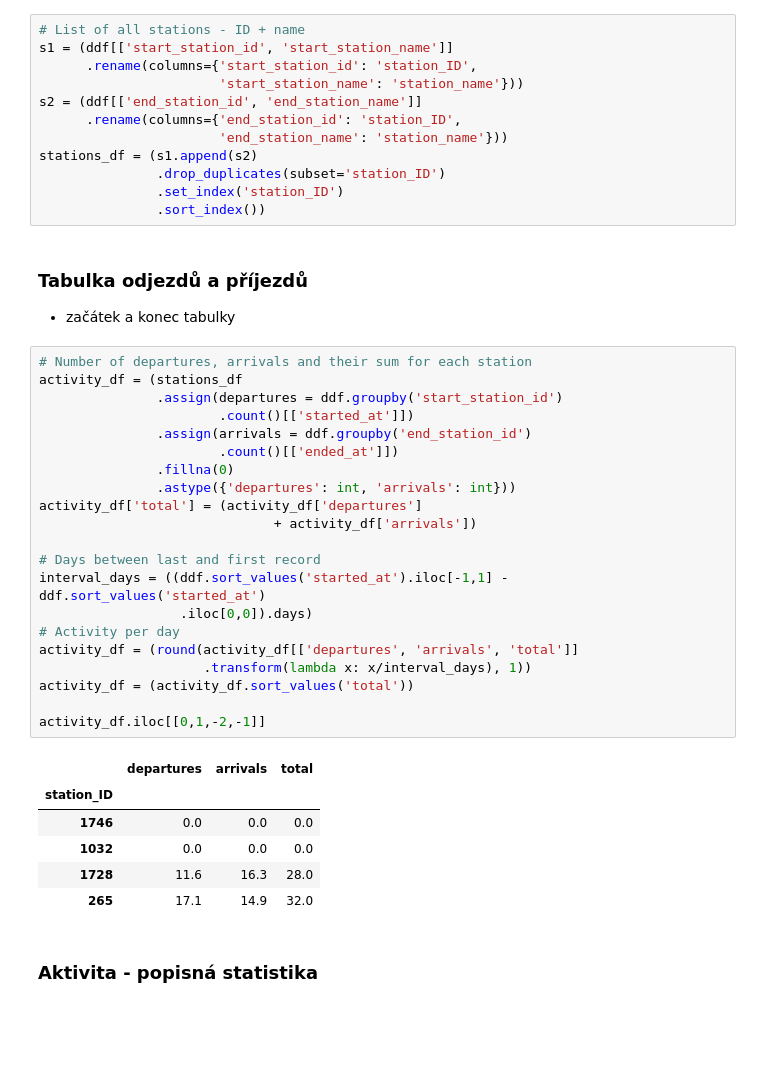
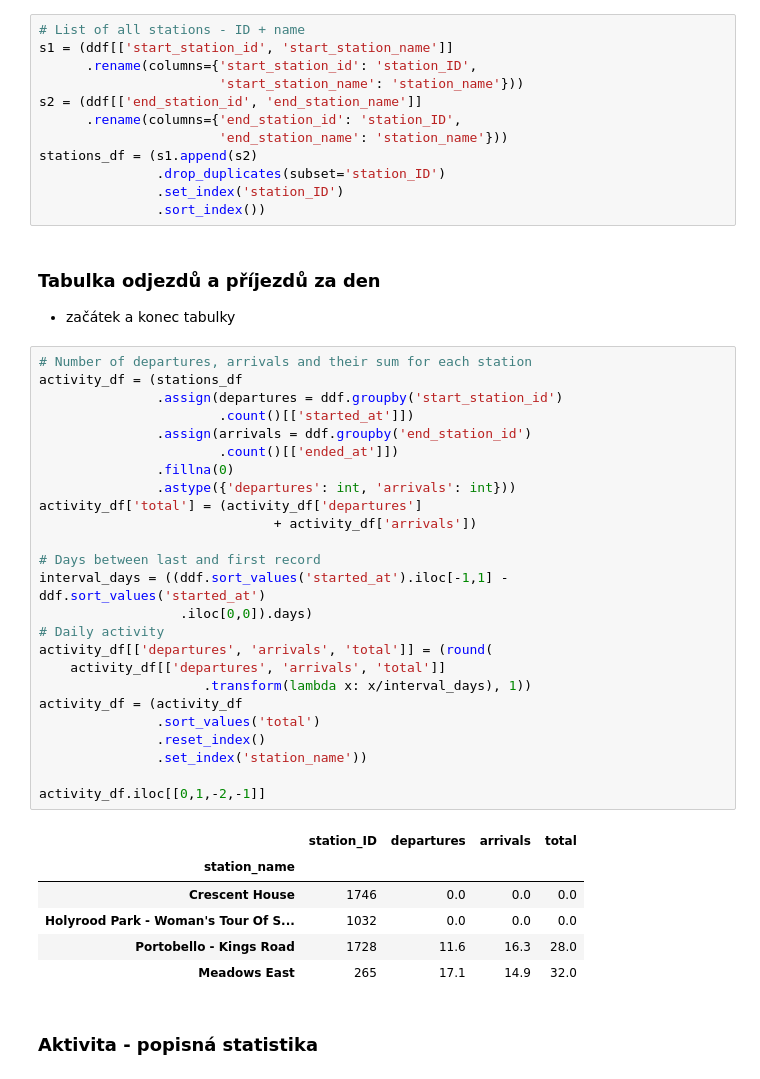
Before and after one commit to michalbk/Data_academy-Python_project, a Jupyter notebook: python_project.ipynb, the cells around one changed output. Drawn from its saved outputs; the diff is of its cells as text; blank space fills up the shorter version.

```diff
--- a/python_project.ipynb
+++ b/python_project.ipynb
@@ -81,36 +86,40 @@ stations_df = (s1.append(s2)
                .set_index('station_ID')
                .sort_index())
 # %% [markdown]
-### Tabulka odjezdů a příjezdů
+### Tabulka odjezdů a příjezdů za den
 - začátek a konec tabulky
 # %%
 # Number of departures, arrivals and their sum for each station
 activity_df = (stations_df
                .assign(departures = ddf.groupby('start_station_id')
                        .count()[['started_at']])
                .assign(arrivals = ddf.groupby('end_station_id')
                        .count()[['ended_at']])
                .fillna(0)
                .astype({'departures': int, 'arrivals': int}))
 activity_df['total'] = (activity_df['departures']
                               + activity_df['arrivals'])
 
 # Days between last and first record
 interval_days = ((ddf.sort_values('started_at').iloc[-1,1] - ddf.sort_values('started_at')
                   .iloc[0,0]).days)
-# Activity per day
-activity_df = (round(activity_df[['departures', 'arrivals', 'total']]
+# Daily activity
+activity_df[['departures', 'arrivals', 'total']] = (round(
+    activity_df[['departures', 'arrivals', 'total']]
                      .transform(lambda x: x/interval_days), 1))
-activity_df = (activity_df.sort_values('total'))
+activity_df = (activity_df
+               .sort_values('total')
+               .reset_index()
+               .set_index('station_name'))
 
 activity_df.iloc[[0,1,-2,-1]]
 # %% [output]
-|  | departures | arrivals | total |
-| station_ID |  |  |  |
-| 1746 | 0.0 | 0.0 | 0.0 |
-| 1032 | 0.0 | 0.0 | 0.0 |
-| 1728 | 11.6 | 16.3 | 28.0 |
-| 265 | 17.1 | 14.9 | 32.0 |
+|  | station_ID | departures | arrivals | total |
+| station_name |  |  |  |  |
+| Crescent House | 1746 | 0.0 | 0.0 | 0.0 |
+| Holyrood Park - Woman's Tour Of S... | 1032 | 0.0 | 0.0 | 0.0 |
+| Portobello - Kings Road | 1728 | 11.6 | 16.3 | 28.0 |
+| Meadows East | 265 | 17.1 | 14.9 | 32.0 |
 # %% [markdown]
 ### Aktivita - popisná statistika
 # %%
```
Also changed, not shown: parts of 10 cells of this notebook.
